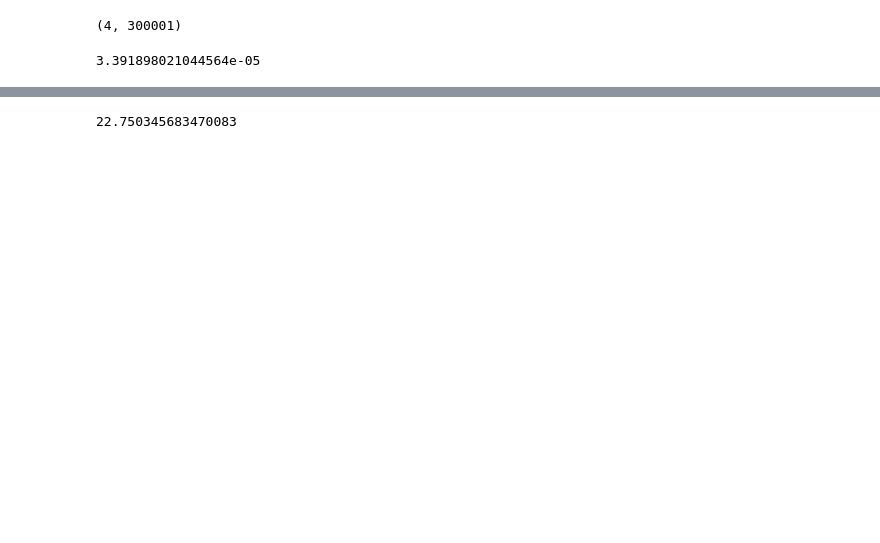
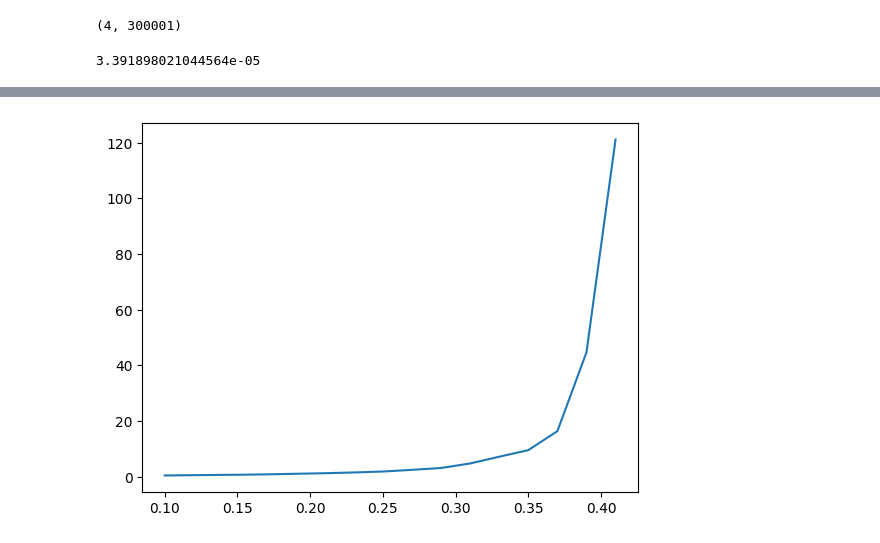
Before and after one commit to ChriGomm/MonteCarlo, a Jupyter notebook: code/auswertung.ipynb, the cells around one changed output, grey strips where cells are left out. Drawn from its saved outputs; the diff is of its cells as text; code cells hidden in the pictures; blank space fills up the shorter version.

```diff
--- a/code/auswertung.ipynb
+++ b/code/auswertung.ipynb
@@ -230,4 +243,41 @@ plt.show()
-# %%
-params[0]*10
-# %% [output]
-22.750345683470083
+# %%
+with open("fit_params.txt","w") as save:
+    for i in range(len(params)):
+        save.write("{:.6e}\t".format(params[i]))
+        save.write("{:.6e}\t".format(fit_error[i]))
+        save.write("{:.6e}\n".format(fit_bound[i]))
+# %%
+bn =35
+beta = list(np.zeros(35))
+for i in range(30):
+    beta[i+2]= 0.15 +0.6/30*i
+for i in range(2):
+    beta[i] = 0.1+0.04*i
+for i in range(3):
+    beta[i+32]= 0.8+ 0.1*i
+
+reweited_mag = np.zeros((35,30,2))
+extended_beta = np.zeros((bn,30))
+for idx in range(35):
+    extended_beta[idx,:] = np.linspace(beta[idx]-0.25,beta[idx]+0.25,30)
+    reweited_mag[idx,:,0], reweited_mag[idx,:,1] = error_reweight(extended_beta[idx,:],beta[idx],data_mag[idx,:],data_ham[idx,:])
+
+fig ,ax = plt.subplots(1,1)
+for i in range(bn):
+    # ax.plot(extended_beta[i,:],reweited_mag[idx,:,1])
+    plt.errorbar(x=extended_beta[i,:],y=reweited_mag[idx,:,1],yerr=reweited_mag[idx,:,0])
+plt.show()
+# %%
+beta = list(np.zeros(35))
+for i in range(30):
+    beta[i+2]= 0.15 +0.6/30*i
+for i in range(2):
+    beta[i] = 0.1+0.04*i
+for i in range(3):
+    beta[i+32]= 0.8+ 0.1*i
+fit_params = pd.read_csv("fit_params.txt",header=None,sep="\t").to_numpy()
+fig, ax = plt.subplots(1,1)
+ax.plot(beta[:16],1/fit_params[:16,0])
+plt.show()
+# %% [output]
+[figure, added]
```
Also changed, not shown: parts of 12 cells of this notebook.
